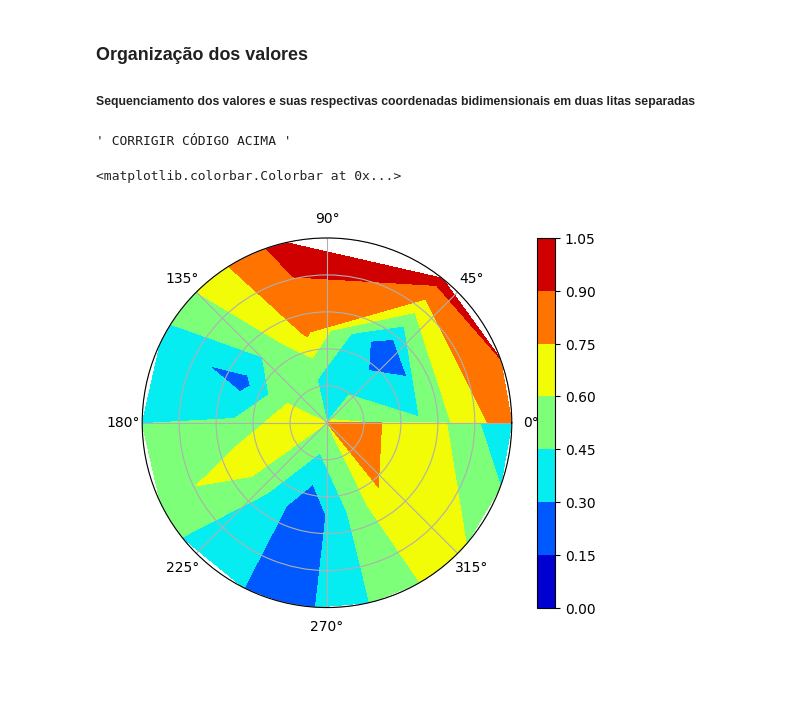
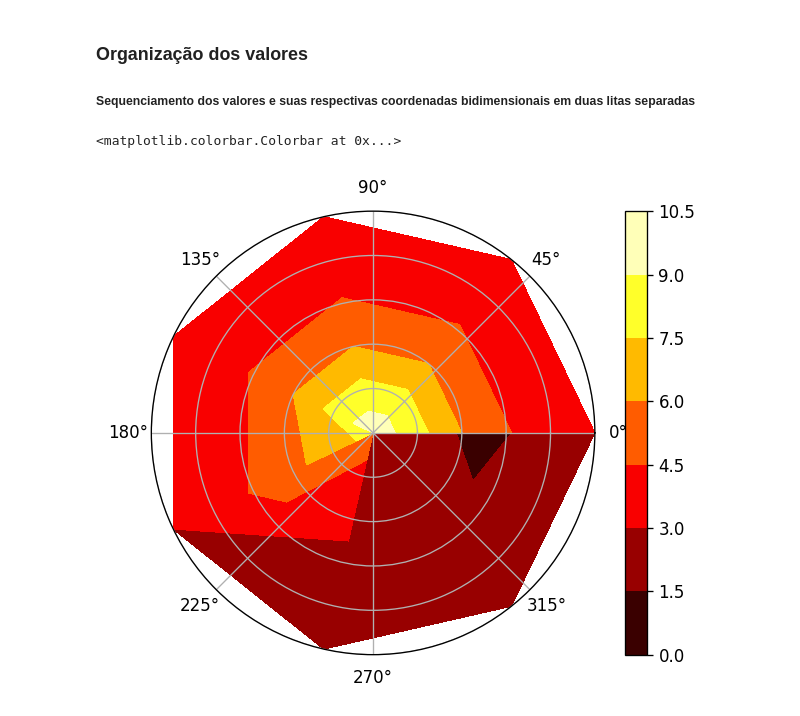
Before and after one commit to igordantasgf/analise_dados_microambientais, a Jupyter notebook: fly_eye_visualize.ipynb, the cells around one changed output. Cells and saved outputs as stored; diff of their text form; code cells hidden in the pictures; blank space fills up the shorter version.

```diff
--- a/fly_eye_visualize.ipynb
+++ b/fly_eye_visualize.ipynb
@@ -27,14 +27,6 @@ Total rows in series: 459301
 ##### Sequenciamento dos valores e suas respectivas coordenadas bidimensionais em duas litas separadas
 # %%
 sensors=col[9:]
-values=[]
-
-grau=np.radians([90,135,180,225,270,315,360,45,90,135,180,225,270,315,360,45,0])
-altura=np.array([100,100,100,100,100,100,100,100,50,50,50,50,50,50,50,50,0])
-coord=[]
-for a,b in zip(grau,altura):
-  coord.append([a,b])
-
 labmim_backup = labmim
 
 for i in sensors:
@@ -44,38 +36,40 @@ for i in sensors:
   #  unique_types.add(type(item))
   #print(unique_types)
   labmim_backup[i] = [int(x) if str(x).isdigit() else 0 for x in labmim_backup[i]]
-  values.append(sum(labmim_backup[i]))
-
-values = np.array(values)
-# %%
-""" CORRIGIR ESTE CÓDIGO """
-
-#plt.subplot(projection="polar")
-#plt.pcolormesh(coord, values, cmap="coolwarm", shading='auto')
-#plt.colorbar()
-#plt.show()
-# %% [output]
-' CORRIGIR CÓDIGO ACIMA '
+# %%
+#@markdown #### Função para separar valores (soma, média d.m., média h.m, etc)
+#@markdown **gerar_valores(tabela, var)**
+sensors=col[9:]
+
+def gerar_valores(tabela,var):
+  values=[]
+  if var==0: #@markdown - 0 = Soma de todos os valores da série
+    for i in sensors:
+      values.append(sum(labmim_backup[i]))
+    final = [values[0:8],values[8:16],[values[16]]*8]
+    return final
+# %%
+teste=[[10,10,10,10,8,5,3,3],[5,5,5,5,5,3,2,1],[3,3,3,3,3,3,3,3]]
 # %%
 #https://stackoverflow.com/questions/31051882/matplotlib-density-plot-in-polar-coordinates/31142319#31142319
 #In this example, a is you theta1...thetan, b is your r1...rn, c is your f(a, b):
 
 import numpy as np
 import matplotlib.pyplot as plt
 import matplotlib.cm as cm
 import pandas as pd
 
 #fake data:
 a = np.linspace(0,2*np.pi,8) # Sepação das partes em radianos
 b = np.linspace(0,1,3) # Camadas por distancia ao centro
 A, B = np.meshgrid(a, b)
-c = np.random.random(A.shape)
+c = gerar_valores(labmim_backup, 0)
 
 #actual plotting
-ax = plt.subplot(111, polar=True)
+fig, ax = plt.subplots(dpi=120,subplot_kw=dict(projection='polar'))
 ax.set_yticklabels([])
-ctf = ax.contourf(a, b, c, cmap=cm.jet)
+ctf = ax.contourf(a, b, teste, cmap='hot')
 plt.colorbar(ctf)
 # %% [output]
 <matplotlib.colorbar.Colorbar at 0x...>
-[figure, old version]
+[figure, new version]
```
Also changed, not shown: parts of 1 cell of this notebook.
